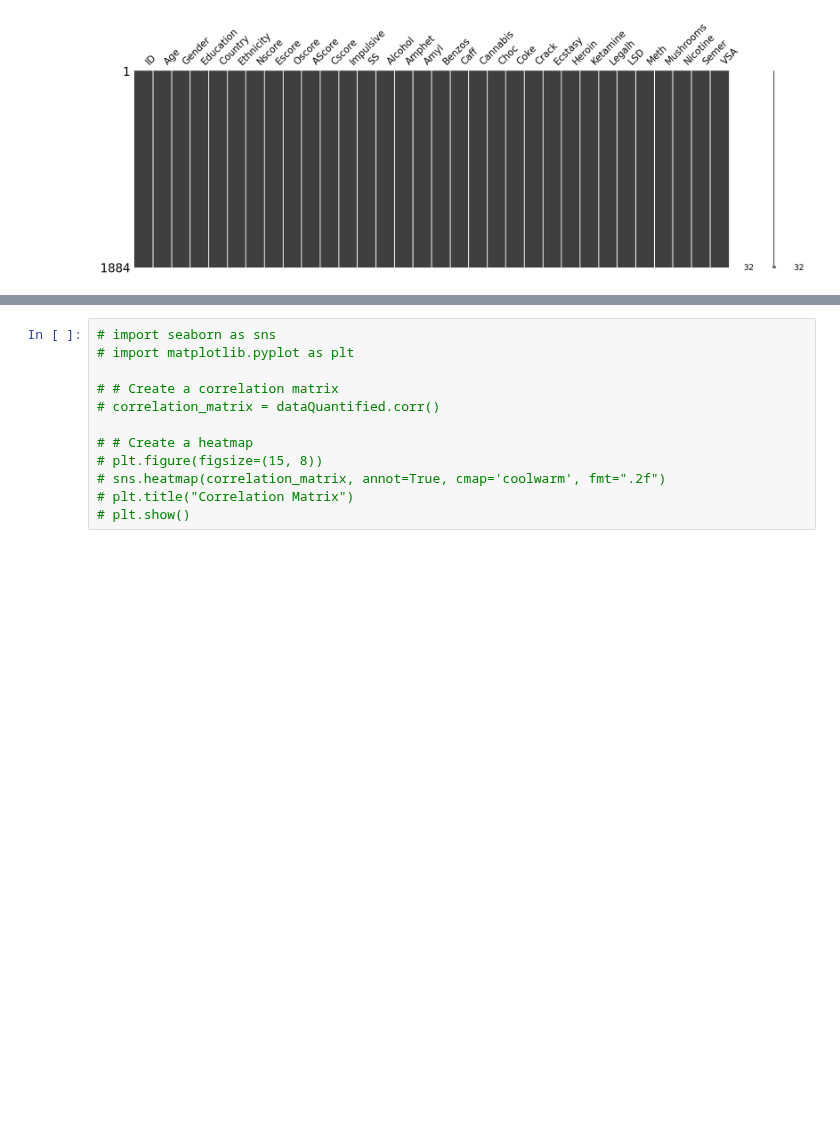
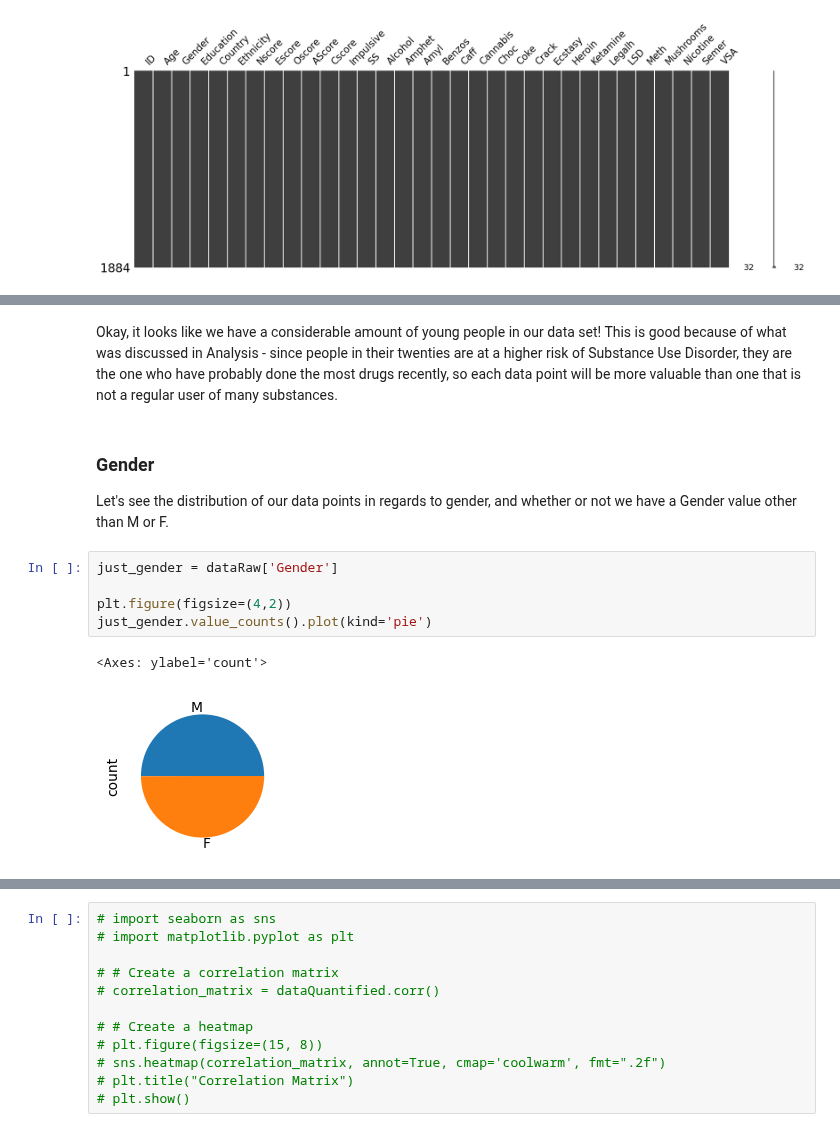
Before and after one commit to maksio420/ML, a Jupyter notebook: 7-final-drugs-anal/7. Final Group Project.ipynb, the cells around one changed output, grey strips where cells are left out. Drawn from its saved outputs; the diff is of its cells as text; blank space fills up the shorter version.

```diff
--- a/7-final-drugs-anal/7. Final Group Project.ipynb
+++ b/7-final-drugs-anal/7. Final Group Project.ipynb
@@ -193,0 +257,13 @@ As you can see there are no missing values in this data. We are lucky.
+# %% [markdown]
+Okay, it looks like we have a considerable amount of young people in our data set! This is good because of what was discussed in Analysis - since people in their twenties are at a higher risk of Substance Use Disorder, they are the one who have probably done the most drugs recently, so each data point will be more valuable than one that is not a regular user of many substances.
+# %% [markdown]
+### Gender
+Let's see the distribution of our data points in regards to gender, and whether or not we have a Gender value other than M or F.
+# %%
+just_gender = dataRaw['Gender']
+
+plt.figure(figsize=(4,2))
+just_gender.value_counts().plot(kind='pie')
+# %% [output]
+<Axes: ylabel='count'>
+[figure, added]
```
Also changed, not shown: parts of 29 cells of this notebook.
